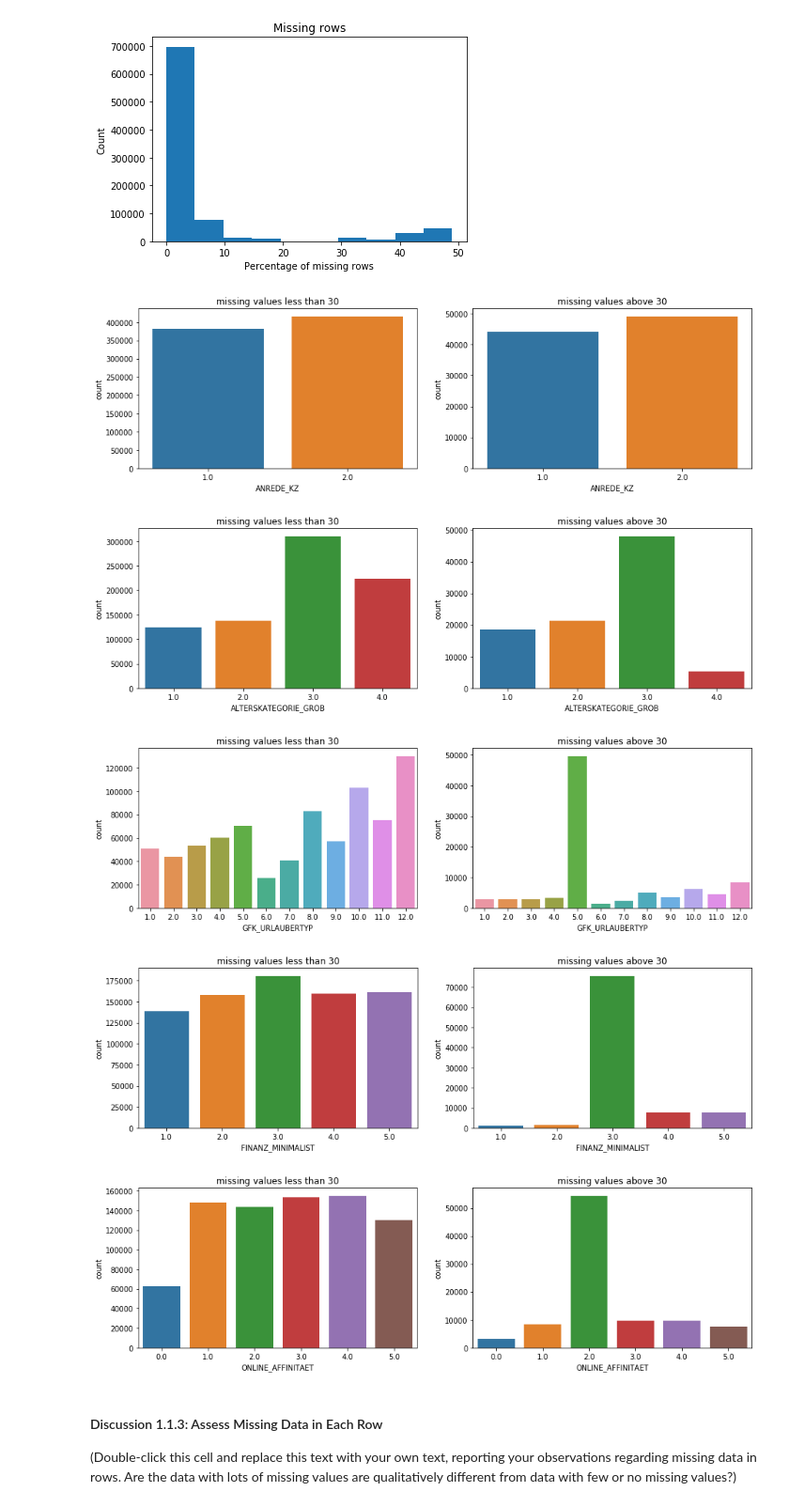
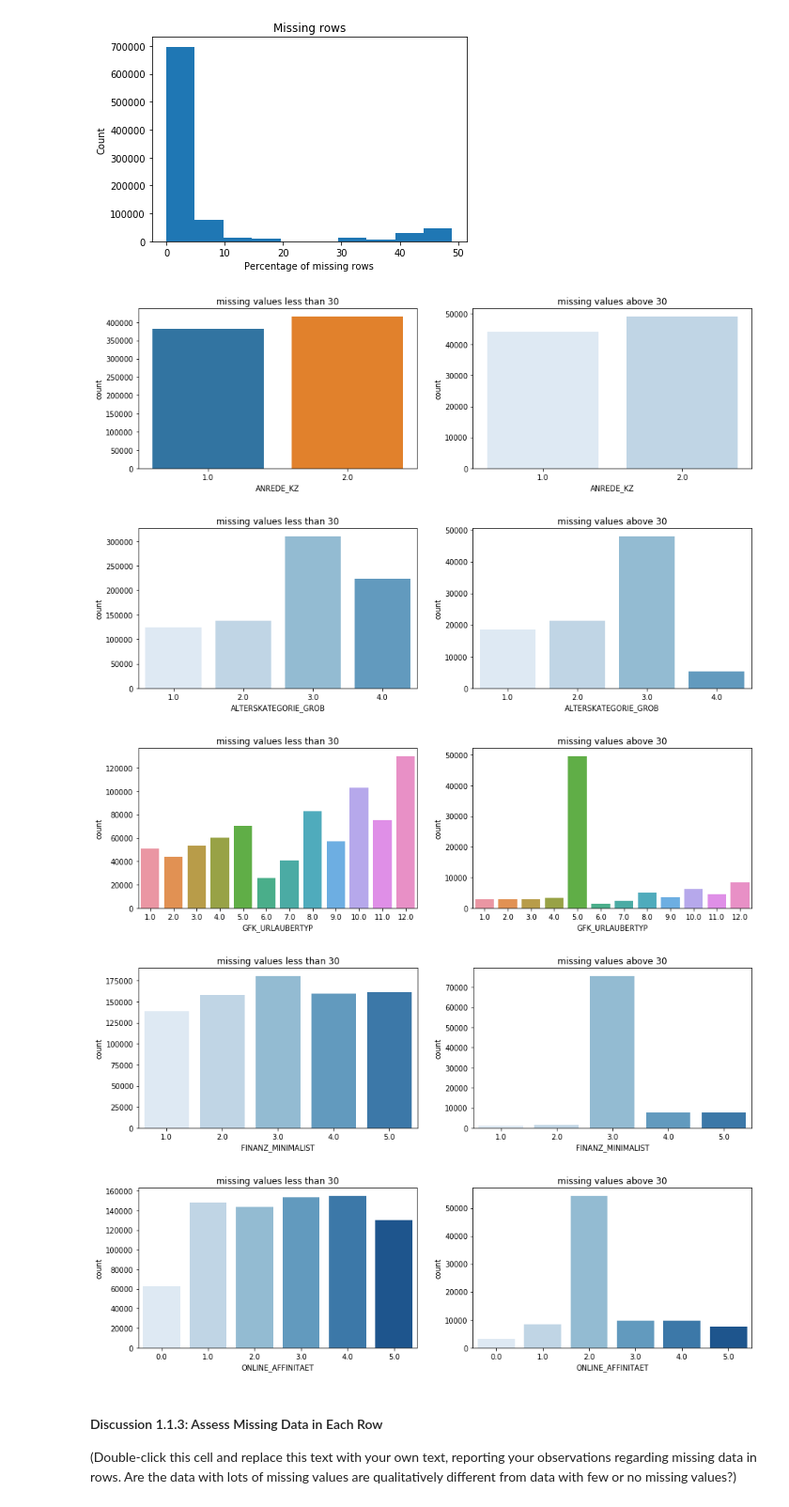
Before and after one commit to aalsudairi/Identify_Customer_Segments, a Jupyter notebook: Identify_Customer_Segments.ipynb, the cells around one changed output. Shown at 94% size. Cells and saved outputs as stored; diff of their text form; code cells hidden in the pictures.

```diff
--- a/Identify_Customer_Segments.ipynb
+++ b/Identify_Customer_Segments.ipynb
@@ -252,29 +252,31 @@ missing_values_less_30 = azdias[missing_values_row < 30]
 # %%
 # Compare the distribution of values for at least five columns where there are
 # no or few missing values, between the two subsets.
 def plot_dist(column):
     fig, (ax1, ax2) = plt.subplots(1, 2)
     fig.set_figwidth(15)
     ax1.set_title('missing values less than 30')
     sns.countplot(azdias.loc[missing_values_less_30.index,column],ax=ax1)
+    sns.set_palette("Blues")
 
     ax2.set_title('missing values above 30')
     sns.countplot(azdias.loc[missing_values_more_30.index,column],ax=ax2)
+    sns.set_palette("Blues")
 
     plt.show()
 
 
 plot_dist('ANREDE_KZ')
 plot_dist('ALTERSKATEGORIE_GROB')
 plot_dist('GFK_URLAUBERTYP')
 plot_dist('FINANZ_MINIMALIST')
 plot_dist('ONLINE_AFFINITAET')
 # %% [output]
-[figure, old version]
+[figure, new version]
-[figure, old version]
+[figure, new version]
 [figure]
-[figure, old version]
+[figure, new version]
-[figure, old version]
+[figure, new version]
 # %% [markdown]
 #### Discussion 1.1.3: Assess Missing Data in Each Row
 
```
Also changed, not shown: parts of 17 cells of this notebook.
